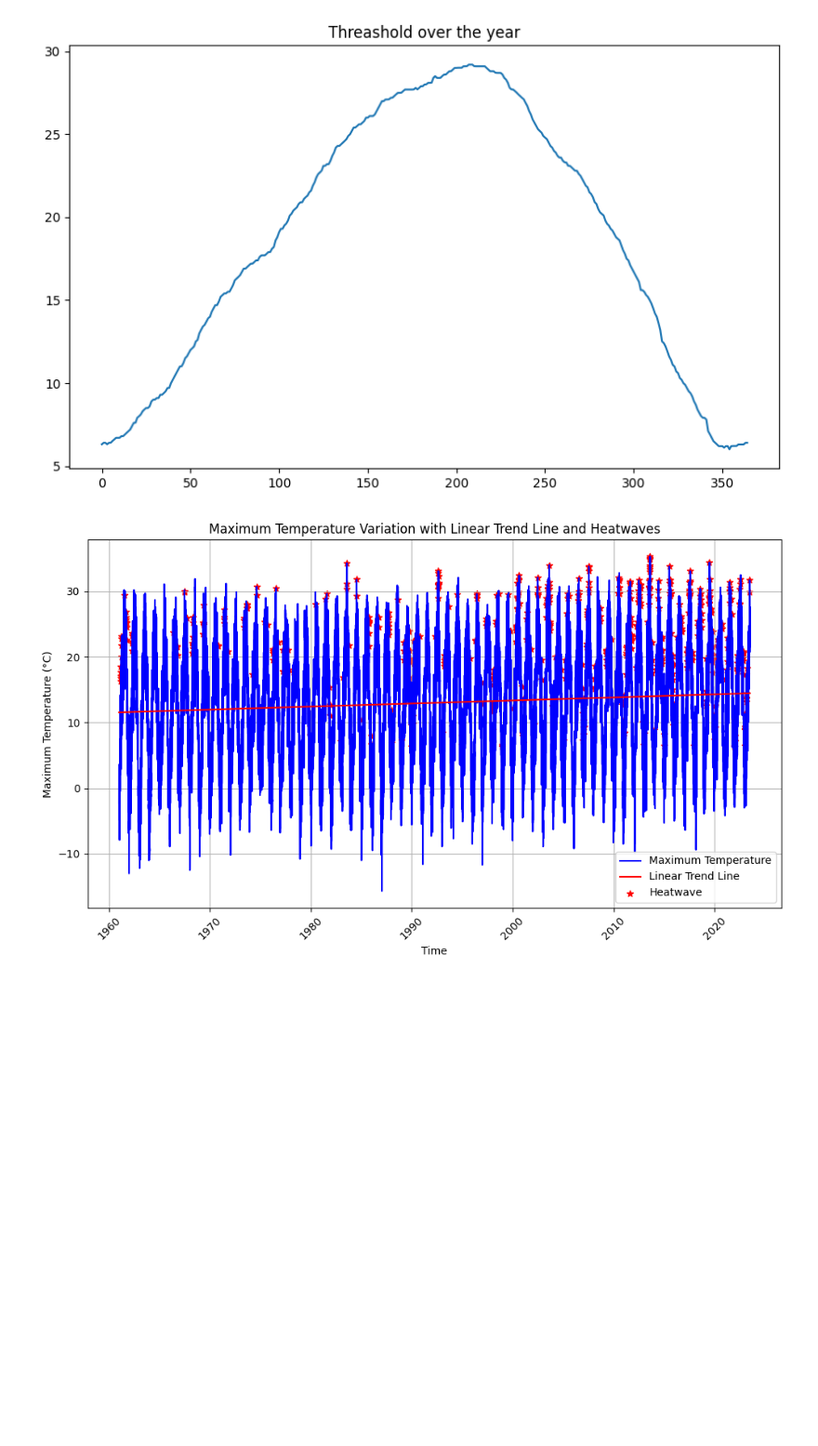
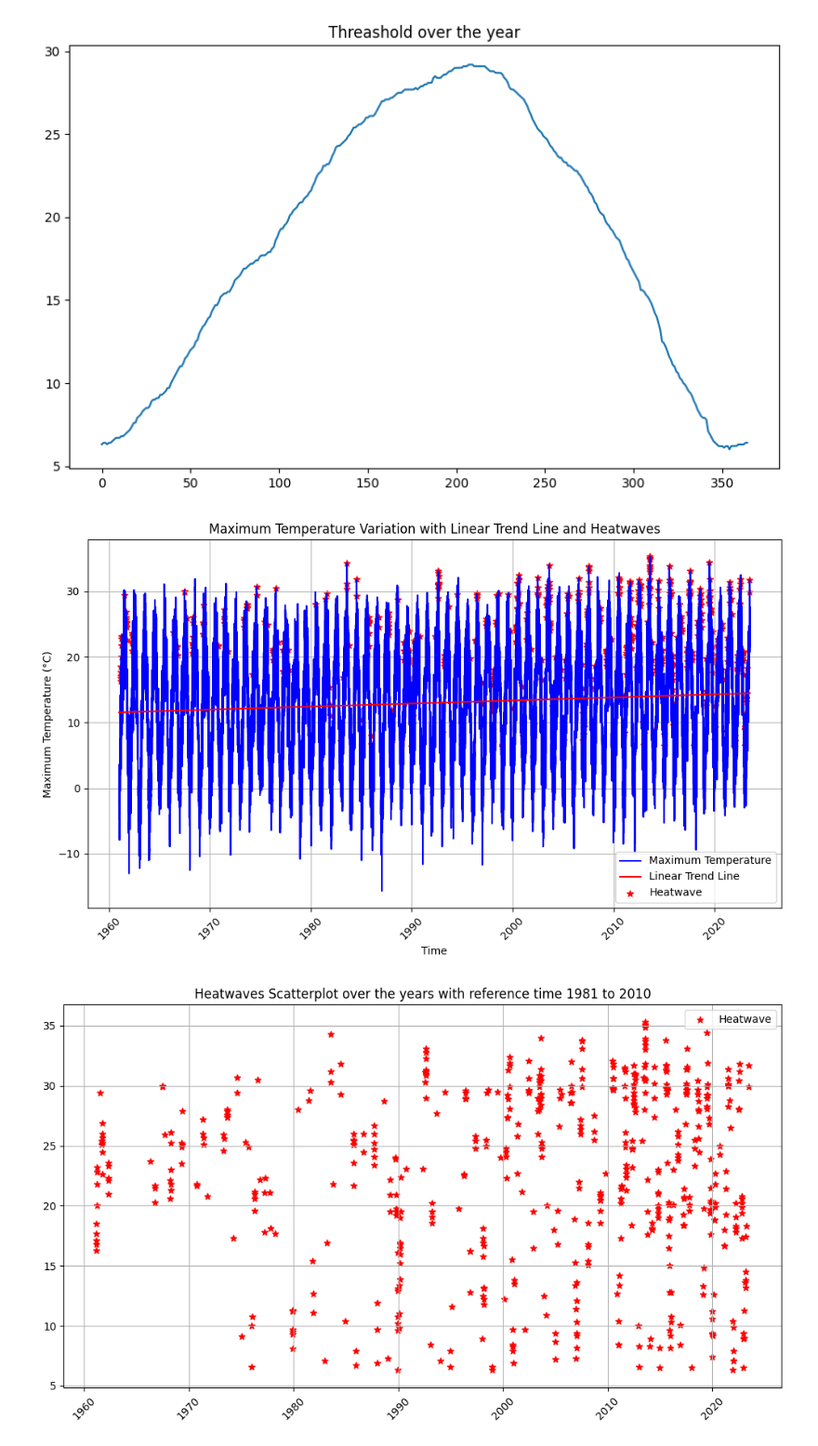
Before and after one commit to Wipfi/HeatwaveAnalysisGallmannsegg, a Jupyter notebook: hwmid_Gallmannsegg.ipynb, the cells around one changed output. Shown at 93% size. Drawn from its saved outputs; the diff is of its cells as text; code cells hidden in the pictures; blank space fills up the shorter version.

```diff
--- a/hwmid_Gallmannsegg.ipynb
+++ b/hwmid_Gallmannsegg.ipynb
@@ -117,28 +113,39 @@ df['Heatwave_Threshold'] = df['Calendar_Day'].map(ThreasholdOfd)
 # %%
 # Check if the temperature exceeds the heatwave threshold for at least 3 consecutive days
 heatwave_duration = 3
 heatwave_mask = df['TX [degree_Celsius]'] > df['Heatwave_Threshold']
 heatwave_mask = heatwave_mask.rolling(window=f'{heatwave_duration}D').sum() >= heatwave_duration
 
 # Plot the TX (maximum temperature) against the index with a linear trend line
 plt.figure(figsize=(10, 6))
 plt.plot(df.index, df['TX [degree_Celsius]'], linestyle='-', color='b', label='Maximum Temperature')
 coefficients = np.polyfit(np.arange(len(df)), df['TX [degree_Celsius]'], 1)
 trend_line = np.polyval(coefficients, np.arange(len(df)))
 plt.plot(df.index, trend_line, linestyle='-', color='r', label='Linear Trend Line')
 plt.xlabel('Time')
 plt.ylabel('Maximum Temperature (°C)')
 plt.title('Maximum Temperature Variation with Linear Trend Line and Heatwaves')
 plt.grid(True)
 plt.xticks(rotation=45)
 
 # Plot the heatwaves as red markers on the temperature plot
 heatwave_indices = df[heatwave_mask.values].index
 plt.scatter(heatwave_indices, df.loc[heatwave_indices, 'TX [degree_Celsius]'], color='r', marker='*', label='Heatwave')
 plt.legend()
 
 plt.tight_layout()
 plt.show()
+
+plt.figure(figsize=(10, 6))
+plt.scatter(heatwave_indices, df.loc[heatwave_indices, 'TX [degree_Celsius]'], color='r', marker='*', label='Heatwave')
+plt.legend()
+plt.title('Heatwaves Scatterplot over the years with reference time 1981 to 2010')
+plt.grid(True)
+plt.xticks(rotation=45)
+
+plt.tight_layout()
+plt.show()
 # %% [output]
 [figure]
+[figure, added]
 # %%
```
Also changed, not shown: parts of 4 cells of this notebook.
